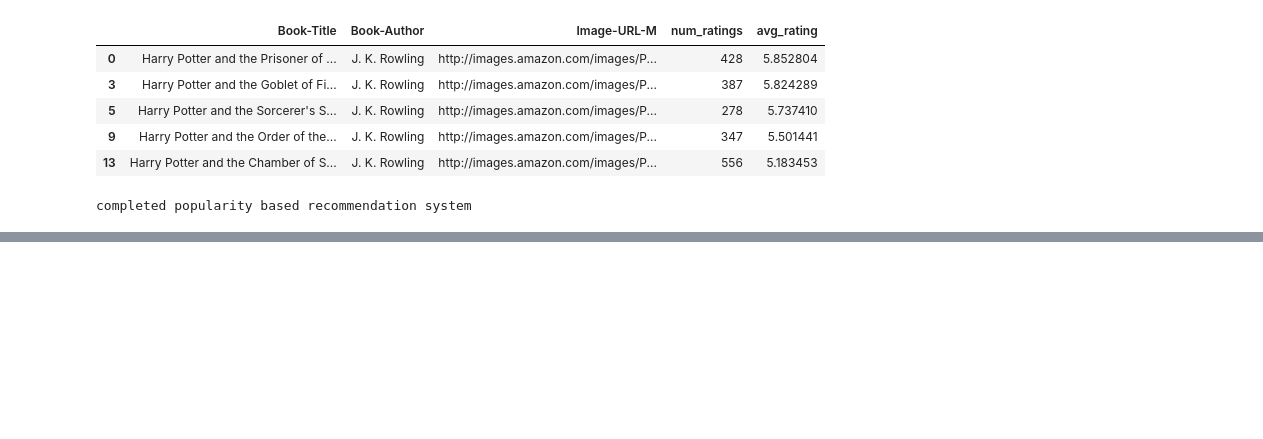
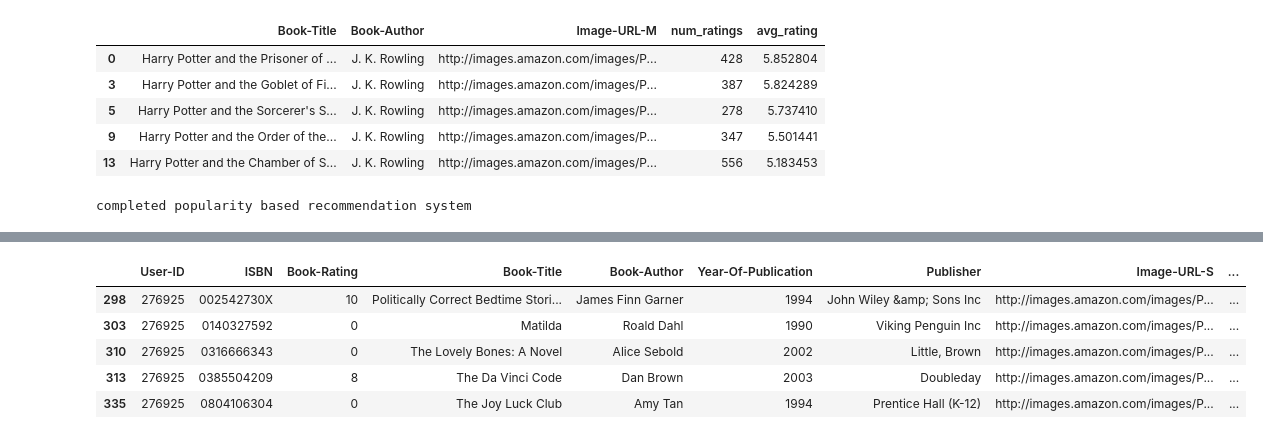
Before and after one commit to Chandan9877/book_recommendation_system, a Jupyter notebook: book_recommendation.ipynb, the cells around one changed output, grey strips where cells are left out. Cells and saved outputs as stored; diff of their text form; code cells hidden in the pictures; blank space fills up the shorter version.

```diff
--- a/book_recommendation.ipynb
+++ b/book_recommendation.ipynb
@@ -185,0 +224,9 @@ completed popularity based recommendation system
+# %%
+final_ratings.head()
+# %% [output]
+|  | User-ID | ISBN | Book-Rating | Book-Title | Book-Author | Year-Of-Publication | Publisher | Image-URL-S | ... |
+| 298 | 276925 | 002542730X | 10 | Politically Correct Bedtime Stori... | James Finn Garner | 1994 | John Wiley &amp; Sons Inc | http://images.amazon.com/images/P... | ... |
+| 303 | 276925 | 0140327592 | 0 | Matilda | Roald Dahl | 1990 | Viking Penguin Inc | http://images.amazon.com/images/P... | ... |
+| 310 | 276925 | 0316666343 | 0 | The Lovely Bones: A Novel | Alice Sebold | 2002 | Little, Brown | http://images.amazon.com/images/P... | ... |
+| 313 | 276925 | 0385504209 | 8 | The Da Vinci Code | Dan Brown | 2003 | Doubleday | http://images.amazon.com/images/P... | ... |
+| 335 | 276925 | 0804106304 | 0 | The Joy Luck Club | Amy Tan | 1994 | Prentice Hall (K-12) | http://images.amazon.com/images/P... | ... |
```
Also changed, not shown: parts of 12 cells of this notebook.
